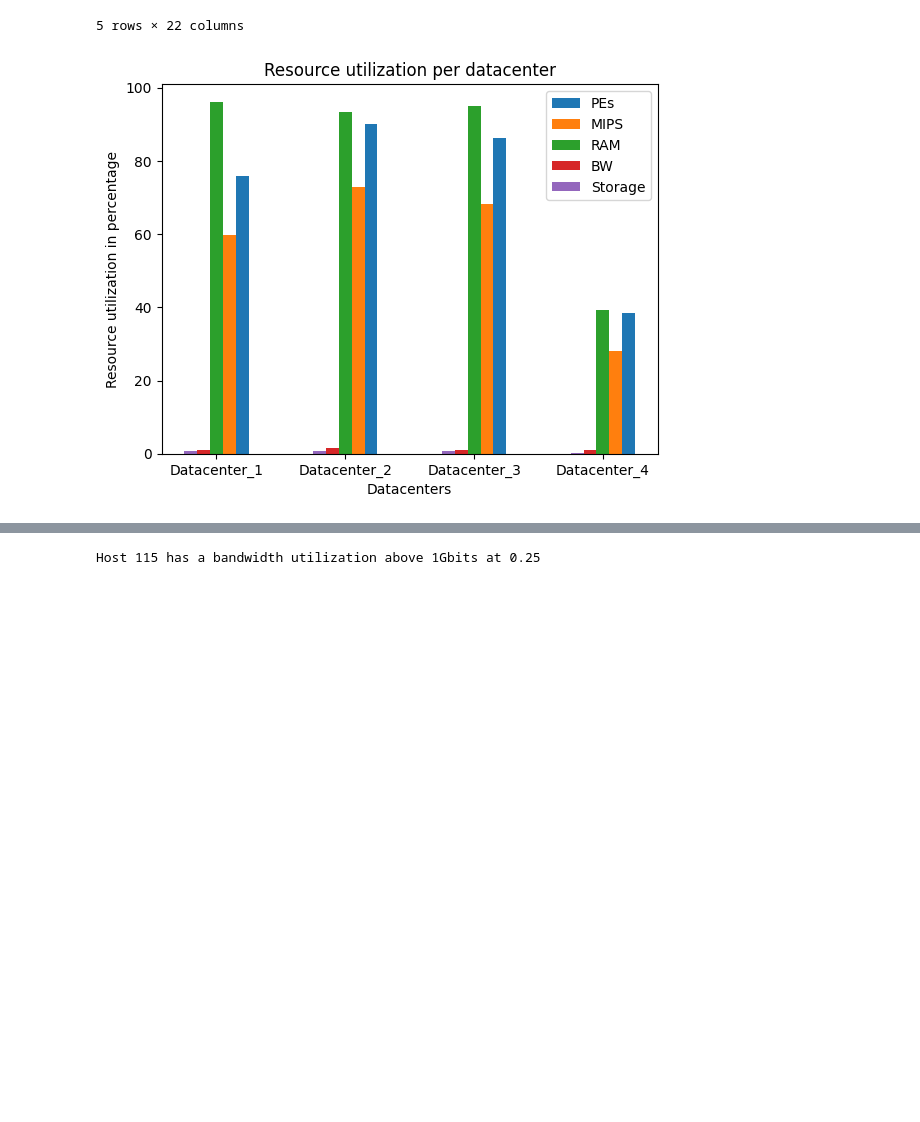
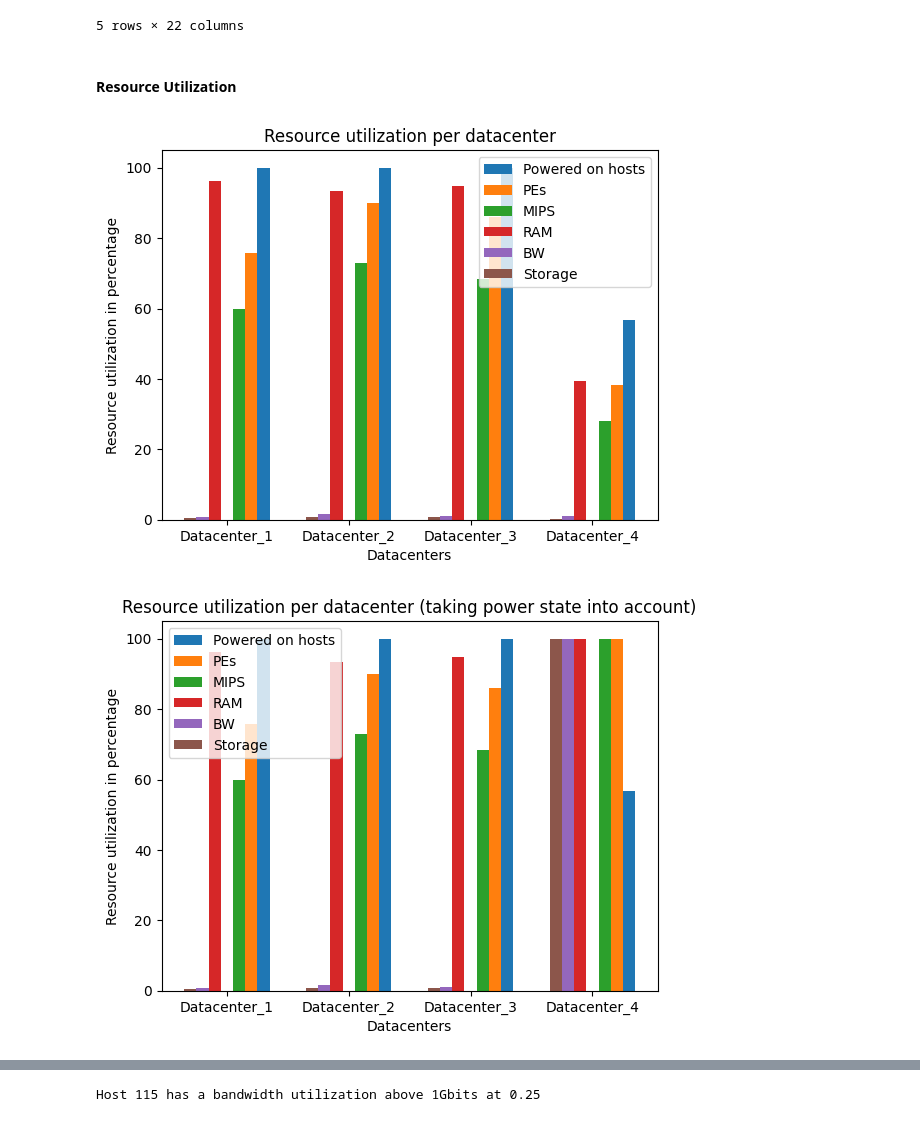
Before and after one commit to KhalidAFarah/cloud-energy-efficiency, a Jupyter notebook: visualization/resources_utilization.ipynb, the cells around one changed output, grey strips where cells are left out. Cells and saved outputs as stored; diff of their text form; code cells hidden in the pictures; blank space fills up the shorter version.

```diff
--- a/visualization/resources_utilization.ipynb
+++ b/visualization/resources_utilization.ipynb
@@ -15,30 +15,63 @@ dataset.head()
 | 3 | 1200.01 | 2 | Datacenter_1 | 0 | host | True | 2 | 0 | ... |
 | 4 | 1500.01 | 2 | Datacenter_1 | 0 | host | True | 2 | 0 | ... |
 5 rows × 22 columns
+# %% [markdown]
+#### Resource Utilization
 # %%
 labels = np.unique(dataset['datacenter_name'])
+cloud_provider_powered_down_hosts_per_datacenter = np.array([])
+cloud_provider_powered_on_hosts_per_datacenter = np.array([])
+
 datacenter_totalPEs = np.array([])
 datacenter_availablePEs = np.array([])
+datacenter_availablePEs_power = np.array([])
 datacenter_totalMIPS = np.array([])
 datacenter_availableMIPS = np.array([])
+datacenter_availableMIPS_power = np.array([])
 datacenter_totalRAM = np.array([])
 datacenter_availableRAM = np.array([])
+datacenter_availableRAM_power = np.array([])
 datacenter_totalBW = np.array([])
 datacenter_availableBW = np.array([])
+datacenter_availableBW_power = np.array([])
 datacenter_totalStorage = np.array([])
 datacenter_availableStorage = np.array([])
+datacenter_availableStorage_power = np.array([])
 for i in range(len(labels)):
+    powered_down_hosts = 0
+    powered_on_hosts = 0
+
     totalPEs = 0
     availablePEs = 0
+    availablePEs_power = 0
     totalMIPS = 0
     availableMIPS = 0
+    availableMIPS_power = 0
     totalRAM = 0
     availableRAM = 0
+    availableRAM_power = 0
     totalBW = 0
     availableBW = 0
+    availableBW_power = 0
     totalStorage = 0
     availableStorage = 0
+    availableStorage_power = 0
     for index, sample in dataset[(dataset['datacenter_name'] == labels[i]) & (dataset['time'] == 300.01)].iterrows():
+        if sample['active'] == False:
+            powered_down_hosts += 1
+            availablePEs_power = 0
+            availableMIPS_power = 0
+            availableRAM_power = 0
+            availableBW_power = 0
+            availableStorage_power = 0
+        else:
+            powered_on_hosts += 1
+            availablePEs_power += sample['available_pes']
+            availableMIPS_power += sample['available_mips']
+            availableRAM_power += sample['available_ram']
+            availableBW_power += sample['available_bw']
+            availableStorage_power += sample['available_storage']
+
         totalPEs += sample['number_of_pes']
         availablePEs += sample['available_pes']
 
@@ -54,38 +87,69 @@ for i in range(len(labels)):
         totalStorage += sample['storage']
         availableStorage += sample['available_storage']
 
+    cloud_provider_powered_on_hosts_per_datacenter = np.append(cloud_provider_powered_on_hosts_per_datacenter, powered_on_hosts)
+    cloud_provider_powered_down_hosts_per_datacenter = np.append(cloud_provider_powered_down_hosts_per_datacenter, powered_down_hosts)
+
     datacenter_totalPEs = np.append(datacenter_totalPEs, totalPEs)
     datacenter_availablePEs = np.append(datacenter_availablePEs, availablePEs)
     datacenter_totalMIPS = np.append(datacenter_totalMIPS, totalMIPS)
     datacenter_availableMIPS = np.append(datacenter_availableMIPS, availableMIPS)
     datacenter_totalRAM = np.append(datacenter_totalRAM, totalRAM)
     datacenter_availableRAM = np.append(datacenter_availableRAM, availableRAM)
     datacenter_totalBW = np.append(datacenter_totalBW, totalBW)
     datacenter_availableBW = np.append(datacenter_availableBW, availableBW)
     datacenter_totalStorage = np.append(datacenter_totalStorage, totalStorage)
     datacenter_availableStorage = np.append(datacenter_availableStorage, availableStorage)
 
+    datacenter_availablePEs_power = np.append(datacenter_availablePEs_power, availablePEs_power)
+    datacenter_availableMIPS_power = np.append(datacenter_availableMIPS_power, availableMIPS_power)
+    datacenter_availableRAM_power = np.append(datacenter_availableRAM_power, availableRAM_power)
+    datacenter_availableBW_power = np.append(datacenter_availableBW_power, availableBW_power)
+    datacenter_availableStorage_power = np.append(datacenter_availableStorage_power, availableStorage_power)
 x = np.arange(len(labels))
 datacenter_usedPEs = np.subtract(datacenter_totalPEs, datacenter_availablePEs)
 datacenter_usedMIPS = np.subtract(datacenter_totalMIPS, datacenter_availableMIPS)
 datacenter_usedRAM = np.subtract(datacenter_totalRAM, datacenter_availableRAM)
 datacenter_usedBW = np.subtract(datacenter_totalBW, datacenter_availableBW)
 datacenter_usedStorage = np.subtract(datacenter_totalStorage, datacenter_availableStorage)
 
+datacenter_usedPEs_power = np.subtract(datacenter_totalPEs, datacenter_availablePEs_power)
+datacenter_usedMIPS_power = np.subtract(datacenter_totalMIPS, datacenter_availableMIPS_power)
+datacenter_usedRAM_power = np.subtract(datacenter_totalRAM, datacenter_availableRAM_power)
+datacenter_usedBW_power = np.subtract(datacenter_totalBW, datacenter_availableBW_power)
+datacenter_usedStorage_power = np.subtract(datacenter_totalStorage, datacenter_availableStorage_power)
+
 bar_width = 0.2
+plt.bar(x + bar_width + bar_width / 2, np.divide(cloud_provider_powered_on_hosts_per_datacenter, cloud_provider_powered_on_hosts_per_datacenter + cloud_provider_powered_down_hosts_per_datacenter)*100, bar_width/2, label="Powered on hosts")
 plt.bar(x + bar_width, np.divide(datacenter_usedPEs, datacenter_totalPEs)*100, bar_width/2, label="PEs")
 plt.bar(x + bar_width / 2, np.divide(datacenter_usedMIPS, datacenter_totalMIPS)*100, bar_width/2, label="MIPS")
-plt.bar(x, np.divide(datacenter_usedRAM, datacenter_totalRAM)*100, bar_width/2, label="RAM")
-plt.bar(x - bar_width/2, np.divide(datacenter_usedBW, datacenter_totalBW)*100, bar_width/2, label="BW")
-plt.bar(x - bar_width, np.divide(datacenter_usedStorage, datacenter_totalStorage)*100, bar_width/2, label="Storage")
+plt.bar(x - bar_width / 2, np.divide(datacenter_usedRAM, datacenter_totalRAM)*100, bar_width/2, label="RAM")
+plt.bar(x - bar_width, np.divide(datacenter_usedBW, datacenter_totalBW)*100, bar_width/2, label="BW")
+plt.bar(x - bar_width - bar_width / 2, np.divide(datacenter_usedStorage, datacenter_totalStorage)*100, bar_width/2, label="Storage")
 
 plt.xticks(x, labels)
 plt.xlabel("Datacenters")
 plt.ylabel("Resource utilization in percentage")
 plt.title("Resource utilization per datacenter")
 plt.legend()
 plt.show()
+
+bar_width = 0.2
+plt.bar(x + bar_width + bar_width / 2, np.divide(cloud_provider_powered_on_hosts_per_datacenter, cloud_provider_powered_on_hosts_per_datacenter + cloud_provider_powered_down_hosts_per_datacenter)*100, bar_width/2, label="Powered on hosts")
+plt.bar(x + bar_width, np.divide(datacenter_usedPEs_power, datacenter_totalPEs)*100, bar_width/2, label="PEs")
+plt.bar(x + bar_width / 2, np.divide(datacenter_usedMIPS_power, datacenter_totalMIPS)*100, bar_width/2, label="MIPS")
+plt.bar(x - bar_width / 2, np.divide(datacenter_usedRAM_power, datacenter_totalRAM)*100, bar_width/2, label="RAM")
+plt.bar(x - bar_width, np.divide(datacenter_usedBW_power, datacenter_totalBW)*100, bar_width/2, label="BW")
+plt.bar(x - bar_width - bar_width / 2, np.divide(datacenter_usedStorage_power, datacenter_totalStorage)*100, bar_width/2, label="Storage")
+
+plt.xticks(x, labels)
+plt.xlabel("Datacenters")
+plt.ylabel("Resource utilization in percentage")
+plt.title("Resource utilization per datacenter (taking power state into account)")
+plt.legend()
+plt.show()
 # %% [output]
-[figure, old version]
+[figure, new version]
+[figure, added]
 # %%
 bar_width = 0.2
```
Also changed, not shown: parts of 13 cells of this notebook.
